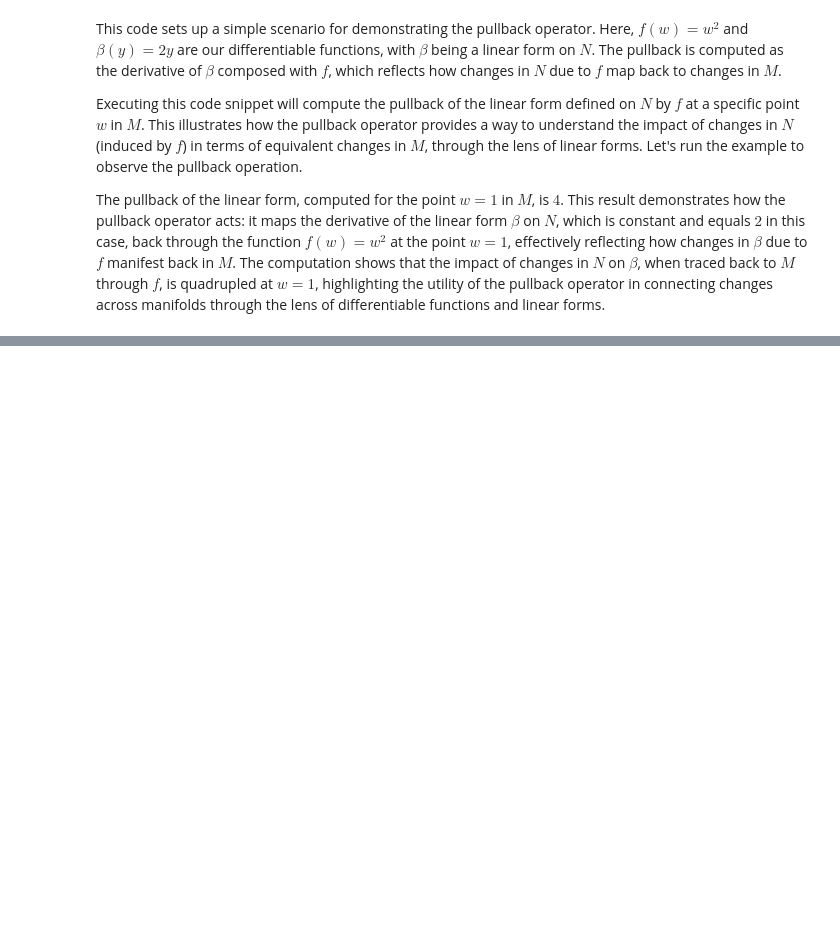
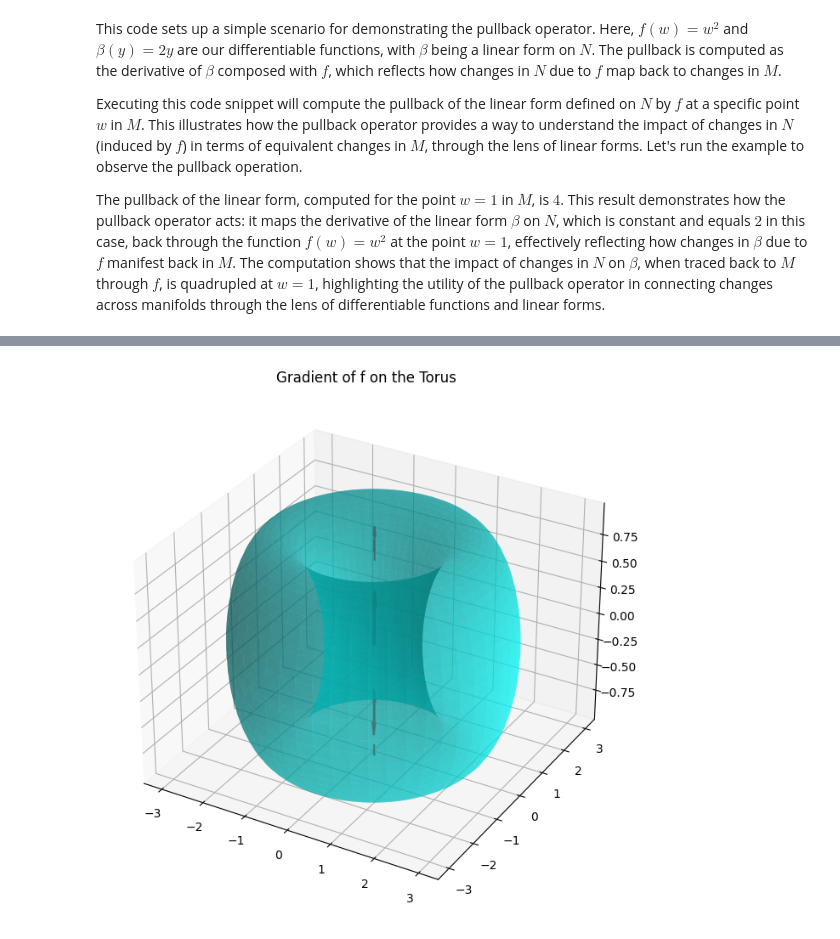
Before and after one commit to hanw/eodp-companion, a Jupyter notebook: chapter2.ipynb, the cells around one changed output, grey strips where cells are left out. Saved outputs shown, nothing was run; the diff lists cells and outputs as text; code cells hidden in the pictures; blank space fills up the shorter version.

```diff
--- a/chapter2.ipynb
+++ b/chapter2.ipynb
@@ -772,0 +794,50 @@ The pullback of the linear form, computed for the point $w = 1$ in $M$, is $4$.
+# %%
+import numpy as np
+import matplotlib.pyplot as plt
+from mpl_toolkits.mplot3d import Axes3D
+
+# Torus parameters
+R, r = 2, 1  # Major and minor radii
+
+# Parametrization of the torus
+def torus(theta, phi):
+    x = (R + r * np.cos(theta)) * np.cos(phi)
+    y = (R + r * np.cos(theta)) * np.sin(phi)
+    z = r * np.sin(theta)
+    return np.array([x, y, z])
+
+# Gradient of f (height function) on the torus
+def gradient_f_on_torus(theta):
+    # For simplicity, the gradient points in the direction of increasing z
+    # This is a simplification and not the exact computation
+    return r * np.cos(theta)
+
+
+# Parametric equations for the torus
+theta = np.linspace(0, 2 * np.pi, 100)
+phi = np.linspace(0, 2 * np.pi, 100)
+Theta, Phi = np.meshgrid(theta, phi)
+X = (R + r * np.cos(Theta)) * np.cos(Phi)
+Y = (R + r * np.cos(Theta)) * np.sin(Phi)
+Z = r * np.sin(Theta)
+
+# Plotting the torus
+fig = plt.figure(figsize=(10, 8))
+ax = fig.add_subplot(111, projection='3d')
+ax.plot_surface(X, Y, Z, color='cyan', alpha=0.5, edgecolor='none')
+
+# Selecting a few points to visualize the gradient
+for theta_sample in np.linspace(0, 2 * np.pi, 8):
+    # Gradient vector at this point (in theta direction)
+    grad_mag = gradient_f_on_torus(theta_sample)
+    # Position of the point
+    x = (R + r * np.cos(theta_sample)) * np.cos(phi)
+    y = (R + r * np.cos(theta_sample)) * np.sin(phi)
+    z = r * np.sin(theta_sample)
+    # Visualize the gradient vector
+    ax.quiver(np.mean(x), np.mean(y), np.mean(z), 0, 0, grad_mag, color='red', length=0.5)
+
+ax.set_title('Gradient of f on the Torus')
+plt.show()
+# %% [output]
+[figure, added]
```
Also changed, not shown: parts of 6 cells of this notebook.
